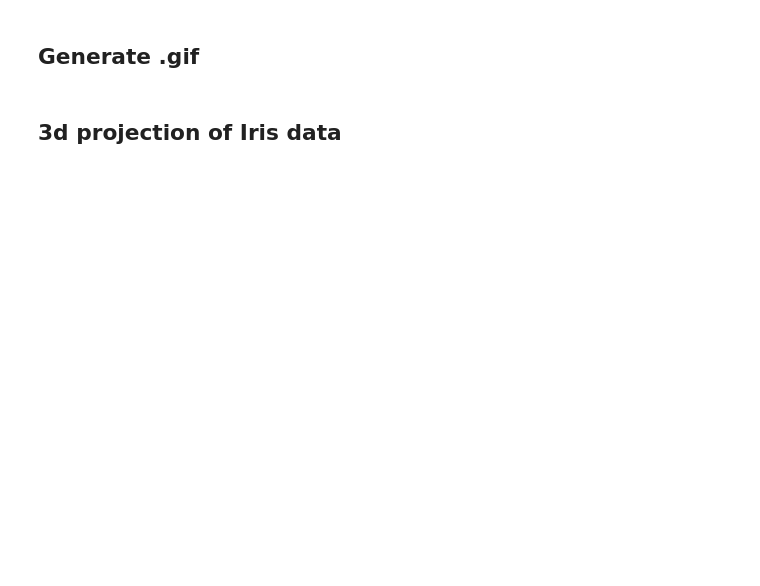
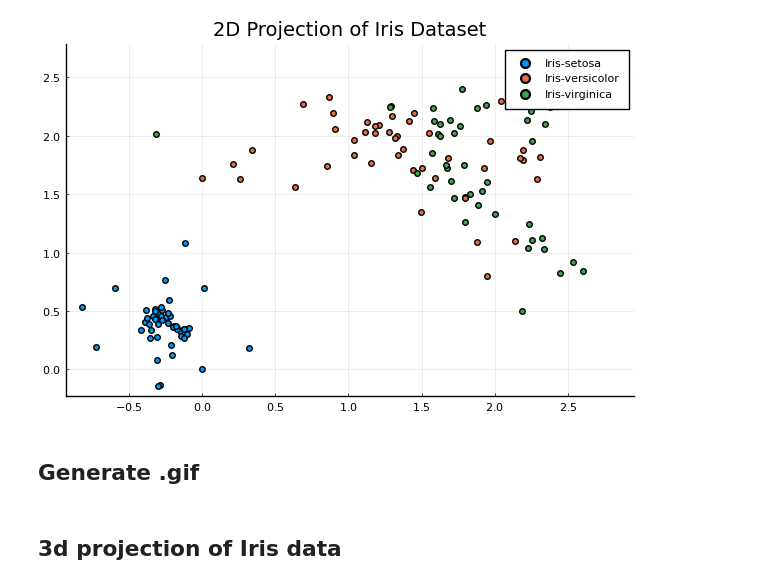
Before and after one commit to cprimel/topomap, a Jupyter notebook: examples/examples.ipynb, the cells around one changed output. Drawn from its saved outputs; the diff is of its cells as text; code cells hidden in the pictures; blank space fills up the shorter version.

```diff
--- a/examples/examples.ipynb
+++ b/examples/examples.ipynb
@@ -27,6 +56,8 @@ iris_labels = Iris.labels();
 # %%
 scatter(tm_iris[1,:], tm_iris[2,:], group=iris_labels,title = "2D Projection of Iris Dataset", fmt =:png)
-savefig("projection-iris")
+#savefig("projection-iris")
+# %% [output]
+[figure, added]
 # %% [markdown]
 ## Generate .gif
 # %%
```
Also changed, not shown: parts of 6 cells of this notebook, 6 other files.
